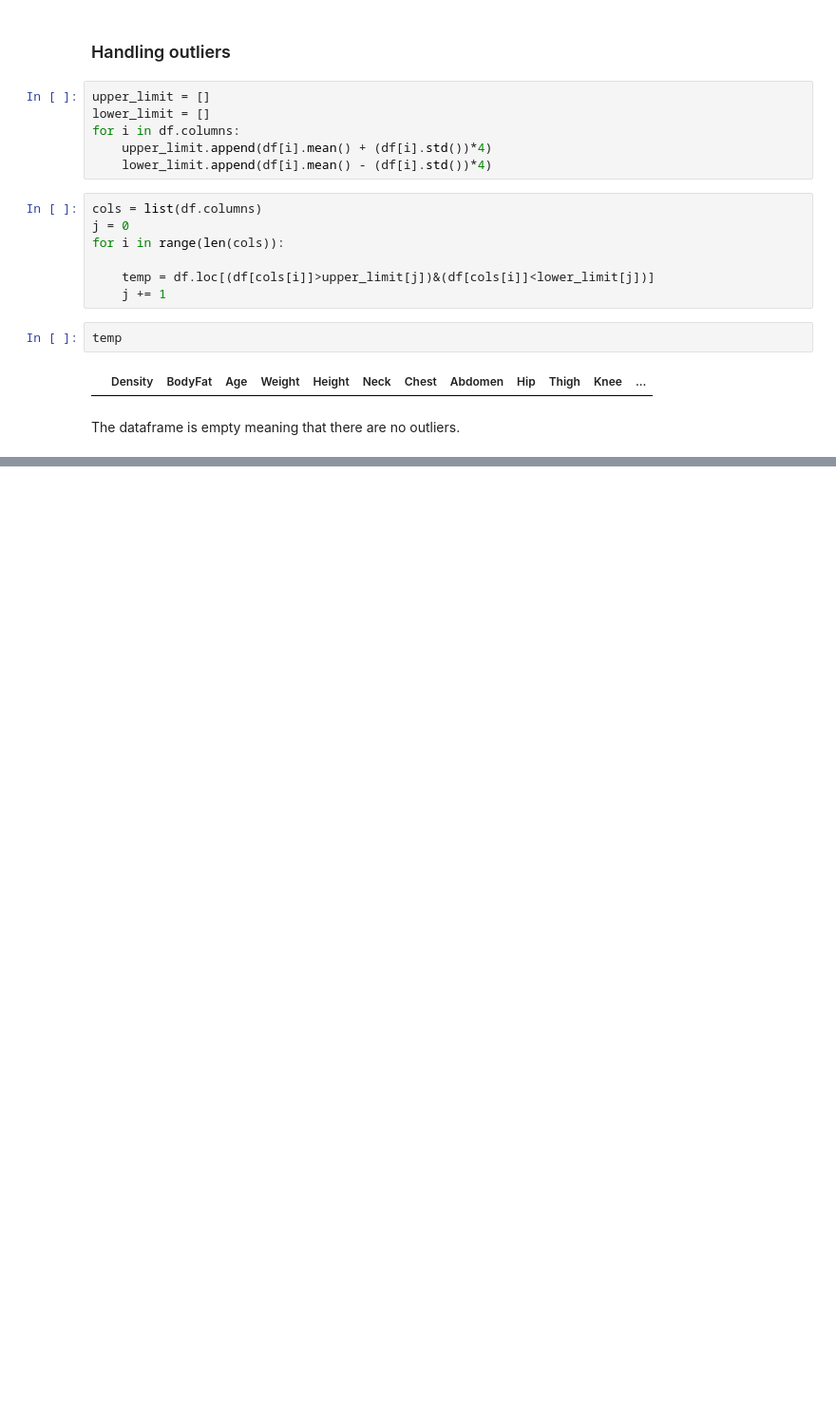
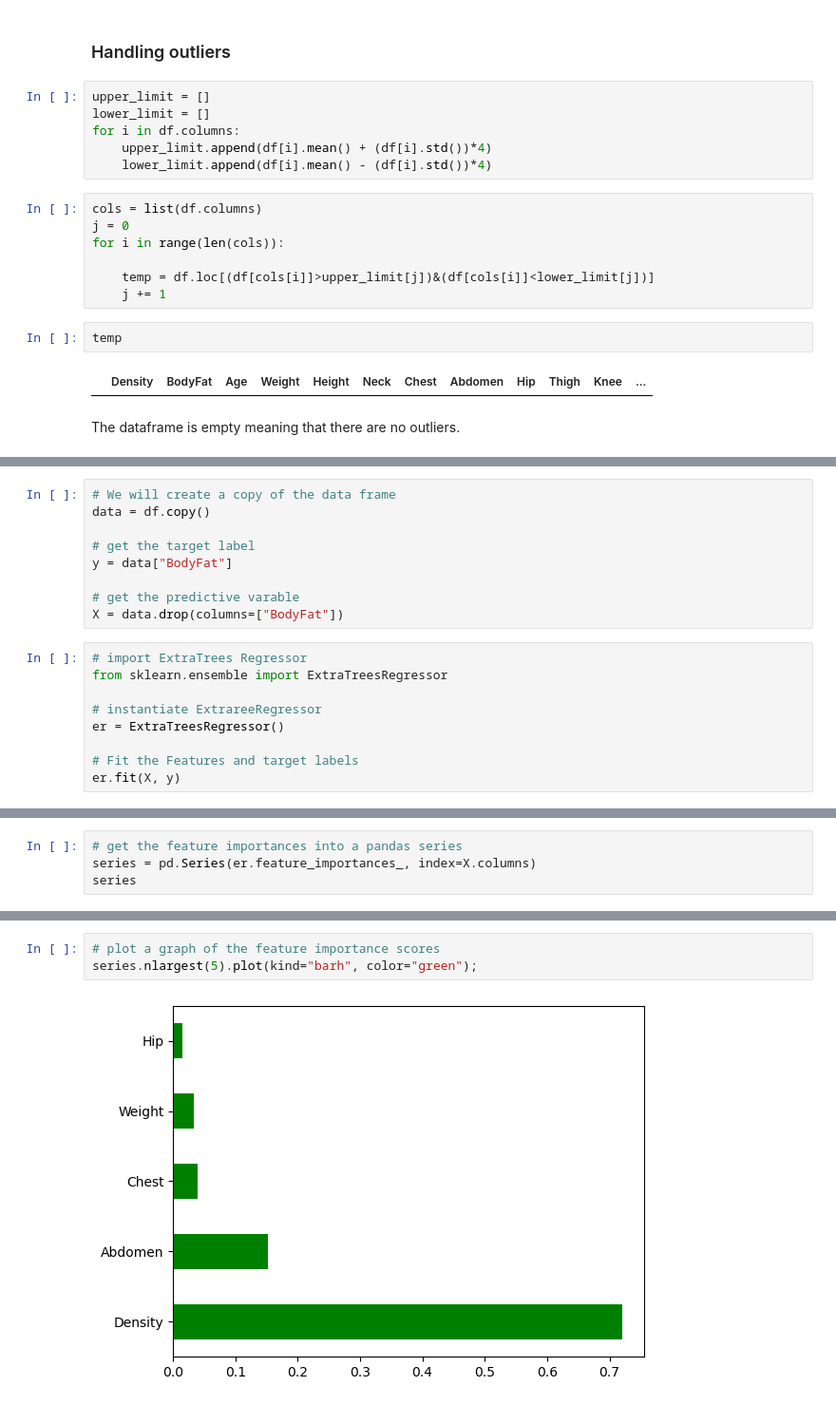
Before and after one commit to lawalsegun2025/body_fat_estimator, a Jupyter notebook: body_fat_predictor.ipynb, the cells around one changed output, grey strips where cells are left out. Shown at 95% size. Saved outputs shown, nothing was run; the diff lists cells and outputs as text; blank space fills up the shorter version.

Commit message:
plotted feature importances

```diff
--- a/body_fat_predictor.ipynb
+++ b/body_fat_predictor.ipynb
@@ -212,0 +205,18 @@ y = data["BodyFat"]
+# %%
+# We will create a copy of the data frame
+data = df.copy()
+
+# get the target label
+y = data["BodyFat"]
+
+# get the predictive varable
+X = data.drop(columns=["BodyFat"])
+# %%
+# import ExtraTrees Regressor
+from sklearn.ensemble import ExtraTreesRegressor
+
+# instantiate ExtrareeRegressor
+er = ExtraTreesRegressor()
+
+# Fit the Features and target labels
+er.fit(X, y)
@@ -212,0 +225,4 @@ y = data["BodyFat"]
+# %%
+# get the feature importances into a pandas series
+series = pd.Series(er.feature_importances_, index=X.columns)
+series
@@ -212,0 +245,5 @@ y = data["BodyFat"]
+# %%
+# plot a graph of the feature importance scores
+series.nlargest(5).plot(kind="barh", color="green");
+# %% [output]
+[figure, added]
```
Also changed, not shown: parts of 5 cells of this notebook.
